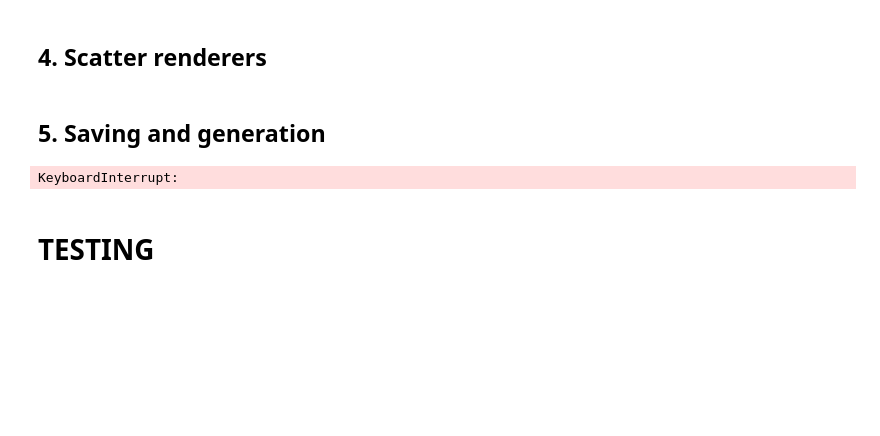
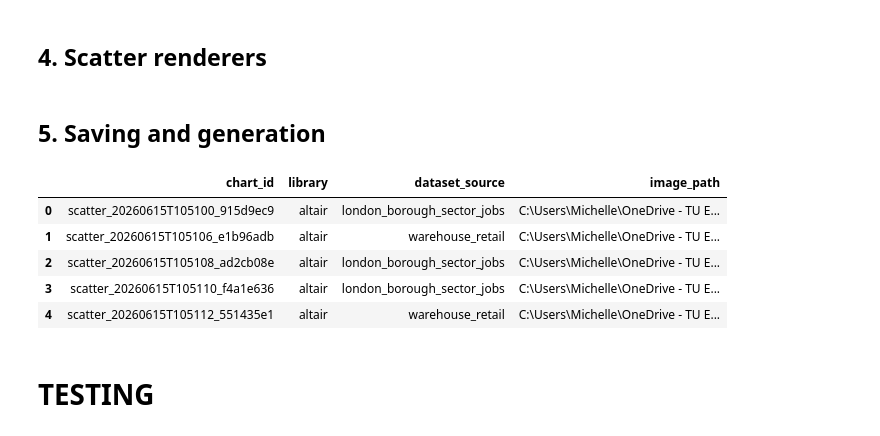
Before and after one commit to michellerosehb/I2R, a Jupyter notebook: notebooks/final_notebook_v1/notebooks/scatter_generator_FINAL.ipynb, the cells around one changed output. Saved outputs shown, nothing was run; the diff lists cells and outputs as text; code cells hidden in the pictures; blank space fills up the shorter version.

```diff
--- a/notebooks/final_notebook_v1/notebooks/scatter_generator_FINAL.ipynb
+++ b/notebooks/final_notebook_v1/notebooks/scatter_generator_FINAL.ipynb
@@ -44,7 +47,7 @@ if PROJECT.name == "notebooks":
 
 DATA_TRAIN = Path(r"C:\Users\Michelle\I2R\data\train")
 # Normal generated outputs
-OUT_ROOT = PROJECT / "outputs" / "generated" / "scatterplots"
+OUT_ROOT = Path(r"C:\Users\Michelle\OneDrive - TU Eindhoven\I2R_dataset\scatterplots")
 
 # Testing outputs
 SCATTER_TESTING_ROOT = PROJECT / "testing" / "scatter_testing"
@@ -52,7 +55,7 @@ SCATTER_TESTING_ROOT = PROJECT / "testing" / "scatter_testing"
 OUT_ROOT.mkdir(parents=True, exist_ok=True)
 SCATTER_TESTING_ROOT.mkdir(parents=True, exist_ok=True)
 
-CLEAR_OUTPUT = True
+CLEAR_OUTPUT = False
 LIBRARIES = ["altair", "matplotlib", "seaborn", "plotly"]
 
 # Use metadata for consistency
@@ -1893,16 +1896,14 @@ def make_title(context: dict, style: dict | None = None) -> tuple[str, str | Non
         user_prompt += "Respond with just the title, nothing else."
 
     try:
-        response = _groq_client.chat.completions.create(
-            model="llama-3.3-70b-versatile",
+        response = ollama.chat(
+            model="llama3.2",  # or whichever model you have pulled
             messages=[
                 {"role": "system", "content": system_prompt},
                 {"role": "user",   "content": user_prompt},
             ],
-            temperature=0.8,
-            max_tokens=80,
         )
-        raw = response.choices[0].message.content.strip()
+        raw = response["message"]["content"].strip()
 
         if need_subtitle and "TITLE:" in raw:
             lines = {k.strip(): v.strip() for k, v in
@@ -3489,27 +3490,32 @@ def generate_batch(
 # %%
 ensure_output_dirs(OUT_ROOT)
 
 weights = OBSERVED_WEIGHTS
 
 generation_plan = {
-    "altair":     10,
-    "matplotlib": 10,
-    "seaborn":    10,
-    "plotly":     10,
+    "altair":     25,
+    "matplotlib": 25,
+    "seaborn":    25,
+    "plotly":     25,
 }
 
 metas = generate_batch(
     out_root=OUT_ROOT,
     dataset_source="warehouse_retail",
     generation_plan=generation_plan,
     param_stats=weights,
     datasets=DATASETS,   # pass real datasets here; set to None for synthetic only
     start_seed=1000,
 )
 
 pd.DataFrame(metas)[["chart_id", "library", "dataset_source", "image_path"]].head()
 # %% [output]
-KeyboardInterrupt:
+|  | chart_id | library | dataset_source | image_path |
+| 0 | scatter_20260615T105100_915d9ec9 | altair | london_borough_sector_jobs | C:\Users\Michelle\OneDrive - TU E... |
+| 1 | scatter_20260615T105106_e1b96adb | altair | warehouse_retail | C:\Users\Michelle\OneDrive - TU E... |
+| 2 | scatter_20260615T105108_ad2cb08e | altair | london_borough_sector_jobs | C:\Users\Michelle\OneDrive - TU E... |
+| 3 | scatter_20260615T105110_f4a1e636 | altair | london_borough_sector_jobs | C:\Users\Michelle\OneDrive - TU E... |
+| 4 | scatter_20260615T105112_551435e1 | altair | warehouse_retail | C:\Users\Michelle\OneDrive - TU E... |
 # %% [markdown]
 # TESTING
 # %% [markdown]
```
Also changed, not shown: parts of 1 cell of this notebook, 3 other files.
